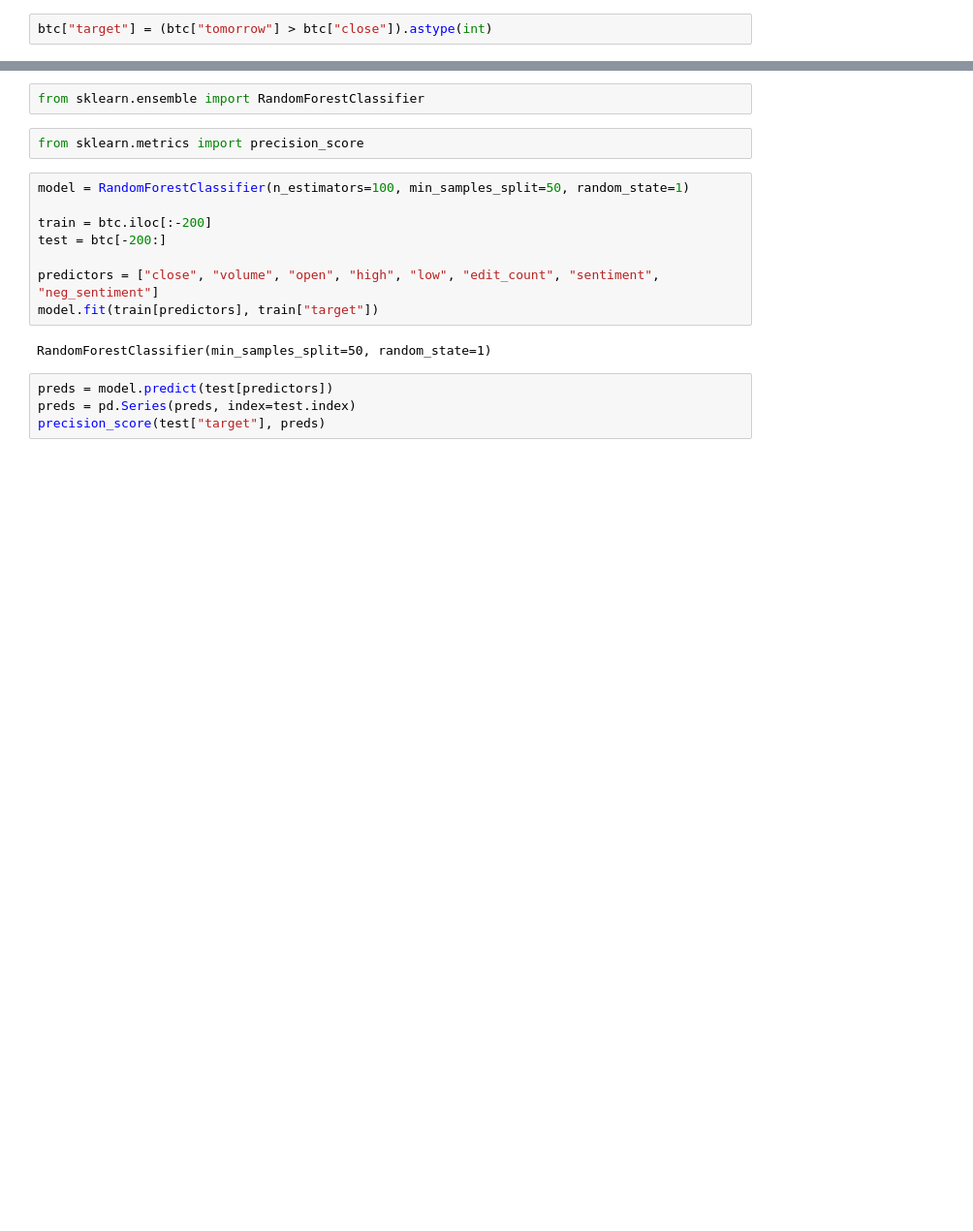
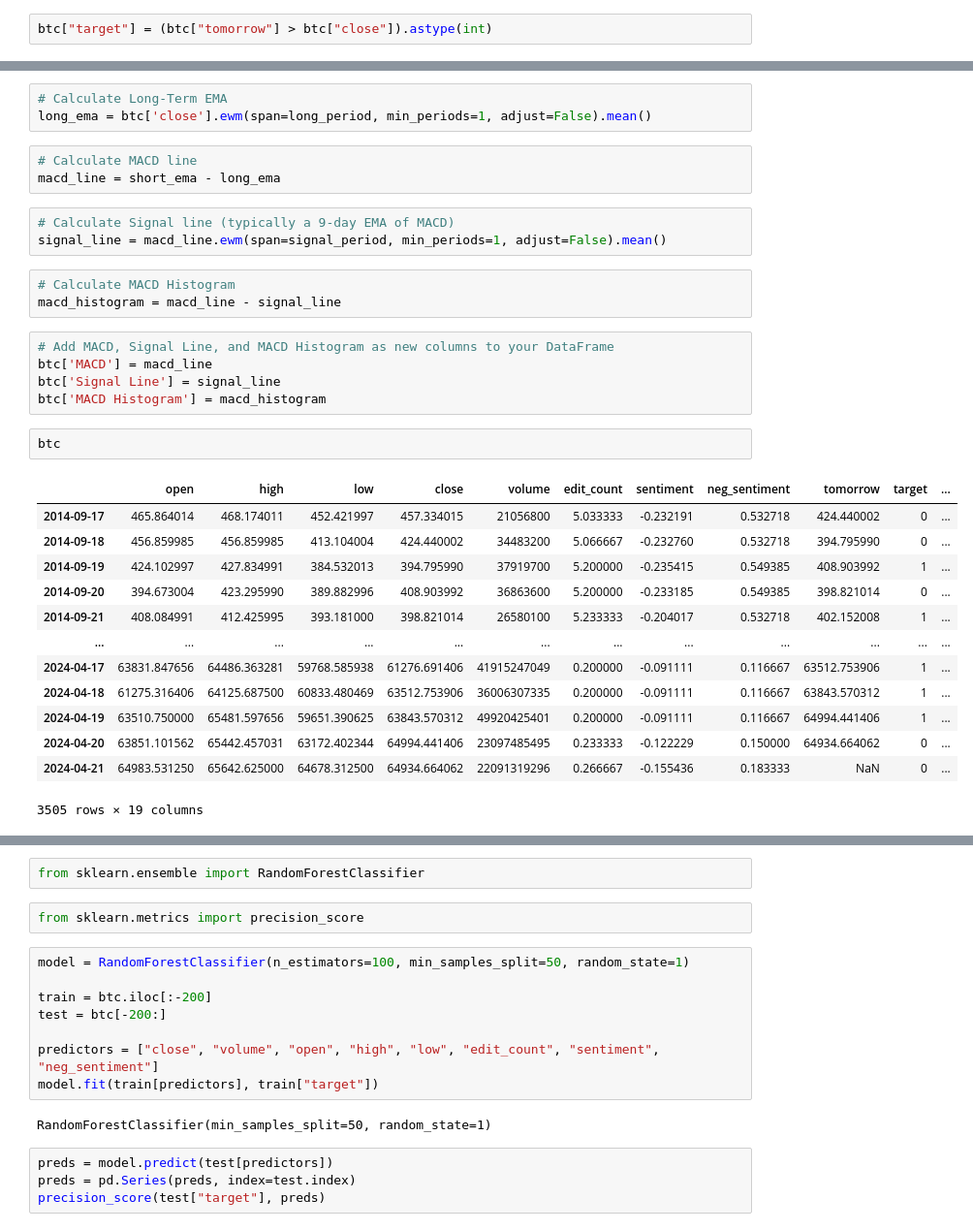
Before and after one commit to adeola21/Capstone-Crypto, a Jupyter notebook: notebooks/prediction_live.ipynb, the cells around one changed output, grey strips where cells are left out. Shown at 97% size. Cells and saved outputs as stored; diff of their text form; blank space fills up the shorter version.

```diff
--- a/notebooks/prediction_live.ipynb
+++ b/notebooks/prediction_live.ipynb
@@ -103,0 +194,33 @@ Name: count, dtype: int64
+# %%
+# Calculate Long-Term EMA
+long_ema = btc['close'].ewm(span=long_period, min_periods=1, adjust=False).mean()
+# %%
+# Calculate MACD line
+macd_line = short_ema - long_ema
+# %%
+# Calculate Signal line (typically a 9-day EMA of MACD)
+signal_line = macd_line.ewm(span=signal_period, min_periods=1, adjust=False).mean()
+# %%
+# Calculate MACD Histogram
+macd_histogram = macd_line - signal_line
+# %%
+# Add MACD, Signal Line, and MACD Histogram as new columns to your DataFrame
+btc['MACD'] = macd_line
+btc['Signal Line'] = signal_line
+btc['MACD Histogram'] = macd_histogram
+# %%
+btc
+# %% [output]
+|  | open | high | low | close | volume | edit_count | sentiment | neg_sentiment | tomorrow | target | ... |
+| 2014-09-17 | 465.864014 | 468.174011 | 452.421997 | 457.334015 | 21056800 | 5.033333 | -0.232191 | 0.532718 | 424.440002 | 0 | ... |
+| 2014-09-18 | 456.859985 | 456.859985 | 413.104004 | 424.440002 | 34483200 | 5.066667 | -0.232760 | 0.532718 | 394.795990 | 0 | ... |
+| 2014-09-19 | 424.102997 | 427.834991 | 384.532013 | 394.795990 | 37919700 | 5.200000 | -0.235415 | 0.549385 | 408.903992 | 1 | ... |
+| 2014-09-20 | 394.673004 | 423.295990 | 389.882996 | 408.903992 | 36863600 | 5.200000 | -0.233185 | 0.549385 | 398.821014 | 0 | ... |
+| 2014-09-21 | 408.084991 | 412.425995 | 393.181000 | 398.821014 | 26580100 | 5.233333 | -0.204017 | 0.532718 | 402.152008 | 1 | ... |
+| ... | ... | ... | ... | ... | ... | ... | ... | ... | ... | ... | ... |
+| 2024-04-17 | 63831.847656 | 64486.363281 | 59768.585938 | 61276.691406 | 41915247049 | 0.200000 | -0.091111 | 0.116667 | 63512.753906 | 1 | ... |
+| 2024-04-18 | 61275.316406 | 64125.687500 | 60833.480469 | 63512.753906 | 36006307335 | 0.200000 | -0.091111 | 0.116667 | 63843.570312 | 1 | ... |
+| 2024-04-19 | 63510.750000 | 65481.597656 | 59651.390625 | 63843.570312 | 49920425401 | 0.200000 | -0.091111 | 0.116667 | 64994.441406 | 1 | ... |
+| 2024-04-20 | 63851.101562 | 65442.457031 | 63172.402344 | 64994.441406 | 23097485495 | 0.233333 | -0.122229 | 0.150000 | 64934.664062 | 0 | ... |
+| 2024-04-21 | 64983.531250 | 65642.625000 | 64678.312500 | 64934.664062 | 22091319296 | 0.266667 | -0.155436 | 0.183333 | NaN | 0 | ... |
+3505 rows × 19 columns
```
Also changed, not shown: parts of 42 cells of this notebook, 4 other files.
